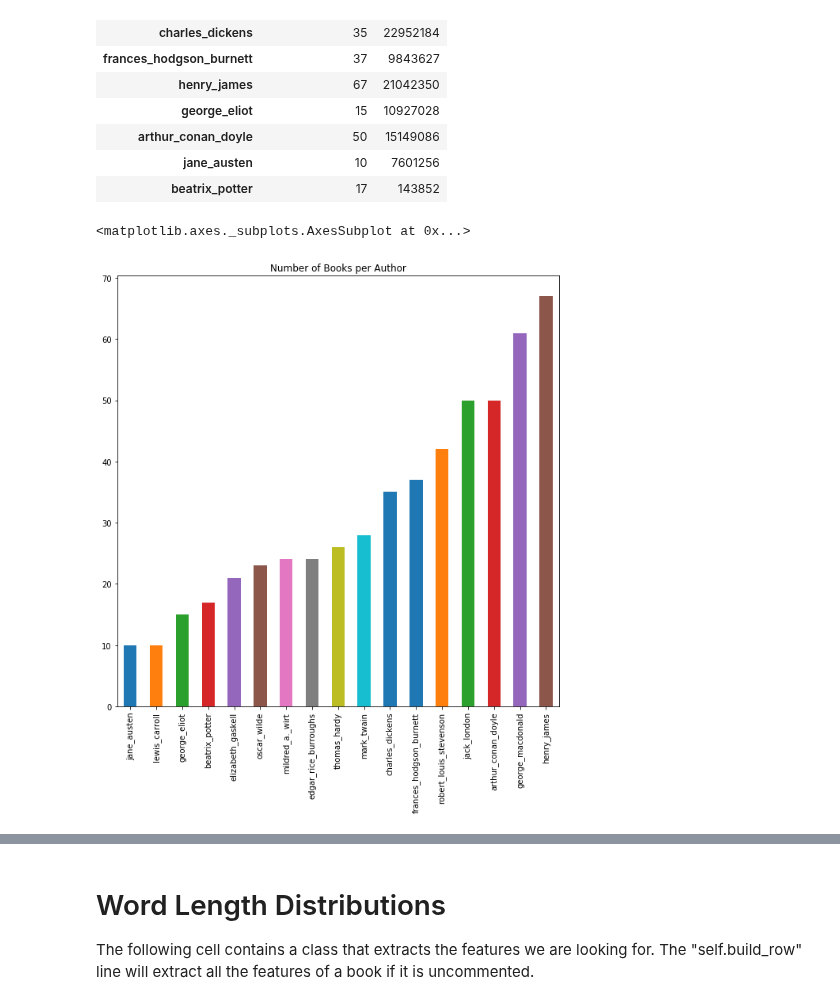
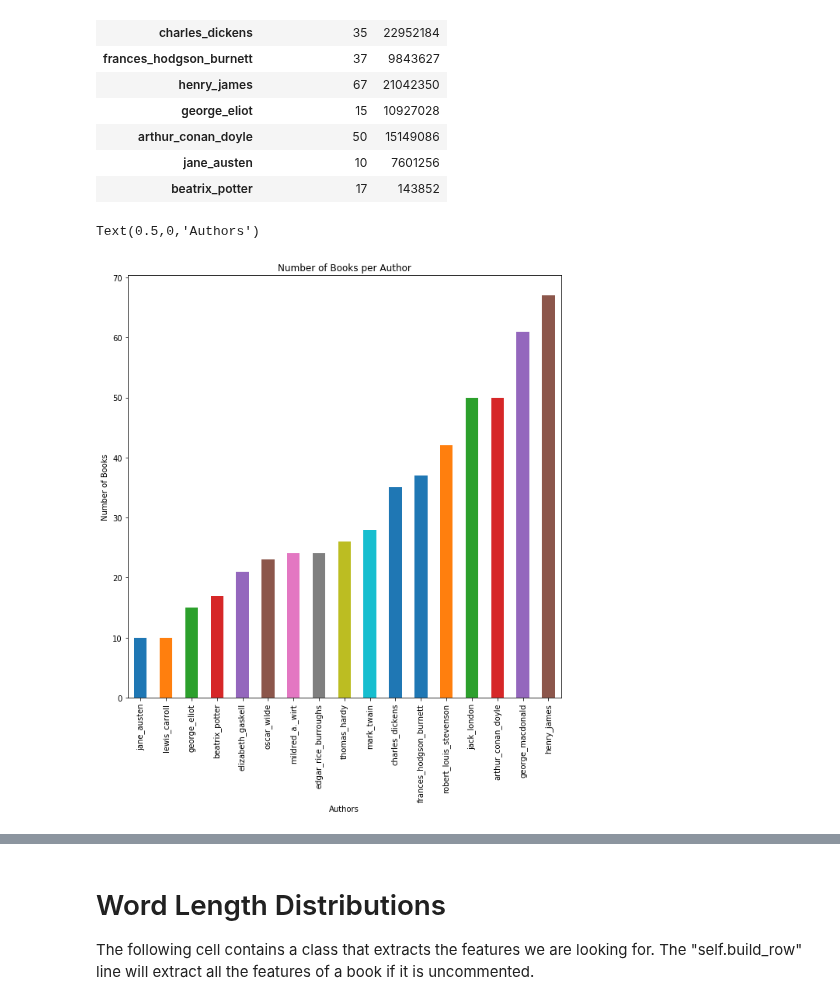
Before and after one commit to clararichter/authorship-identification, a Jupyter notebook: second_iteration/feature_extraction.ipynb, the cells around one changed output, grey strips where cells are left out. Saved outputs shown, nothing was run; the diff lists cells and outputs as text; code cells hidden in the pictures.

```diff
--- a/second_iteration/feature_extraction.ipynb
+++ b/second_iteration/feature_extraction.ipynb
@@ -130,8 +130,10 @@ author_books_table
 | jane_austen | 10 | 7601256 |
 | beatrix_potter | 17 | 143852 |
 # %%
-author_books_table["Number of Books"].sort_values().plot.bar(figsize=(10,10), title="Number of Books per Author")
+p = author_books_table["Number of Books"].sort_values().plot.bar(figsize=(10,10), title="Number of Books per Author")
+p.set_ylabel("Number of Books")
+p.set_xlabel("Authors")
 # %% [output]
-<matplotlib.axes._subplots.AxesSubplot at 0x...>
+Text(0.5,0,'Authors')
-[figure, old version]
+[figure, new version]
 # %%
```
Also changed, not shown: parts of 1 cell of this notebook, 1 other file.
